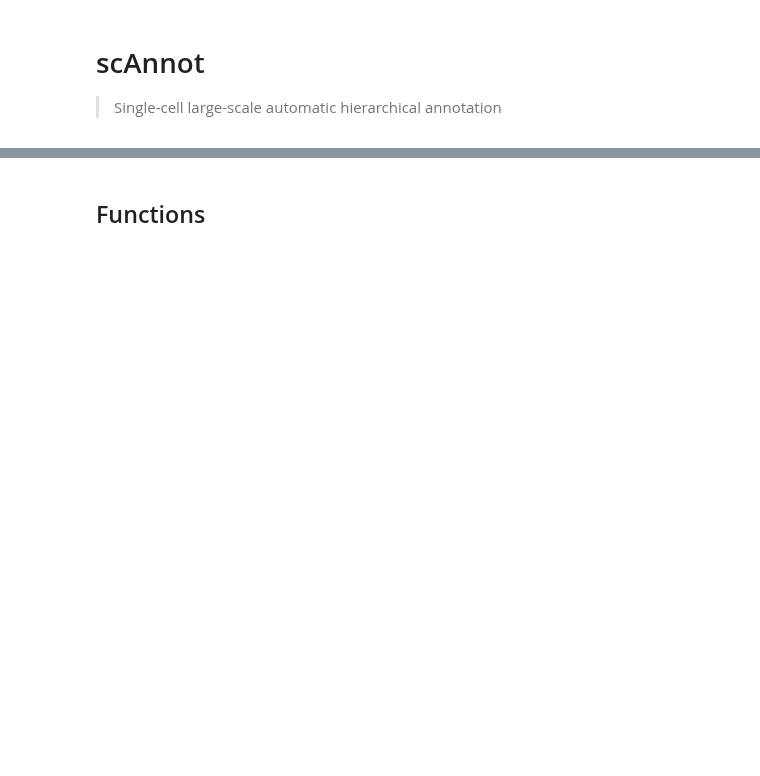
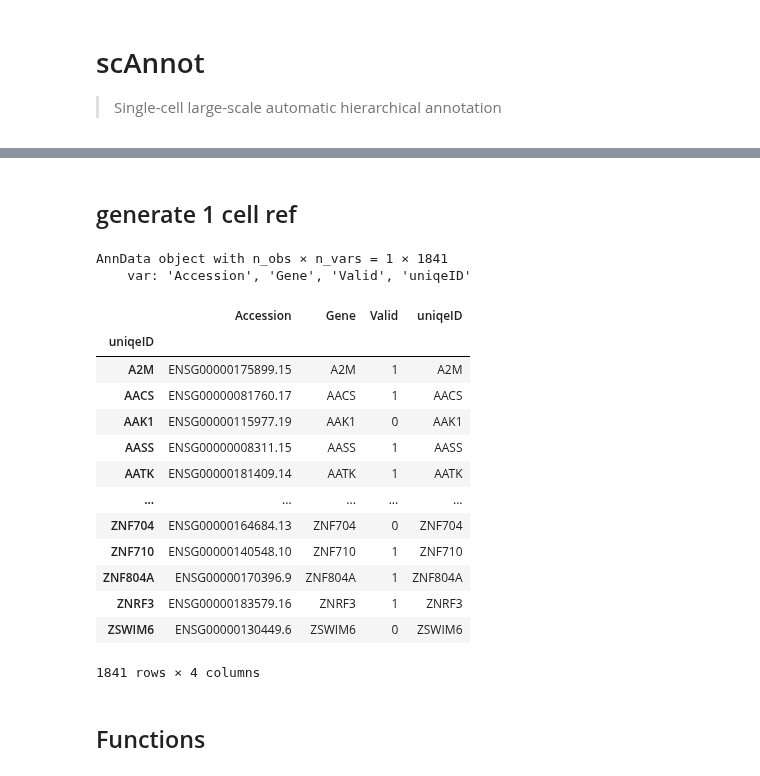
Before and after one commit to rnacentre/scAnnot, a Jupyter notebook: nbs/00_core.ipynb, the cells around one changed output, grey strips where cells are left out. Drawn from its saved outputs; the diff is of its cells as text; code cells hidden in the pictures; blank space fills up the shorter version.

```diff
--- a/nbs/00_core.ipynb
+++ b/nbs/00_core.ipynb
@@ -20,0 +20,2 @@ Global seed set to 0
+# %% [markdown]
+## generate 1 cell ref
@@ -20,0 +29,22 @@ Global seed set to 0
+# %%
+ref
+# %% [output]
+AnnData object with n_obs × n_vars = 1 × 1841
+    var: 'Accession', 'Gene', 'Valid', 'uniqeID'
+# %%
+ref.var
+# %% [output]
+|  | Accession | Gene | Valid | uniqeID |
+| uniqeID |  |  |  |  |
+| A2M | ENSG00000175899.15 | A2M | 1 | A2M |
+| AACS | ENSG00000081760.17 | AACS | 1 | AACS |
+| AAK1 | ENSG00000115977.19 | AAK1 | 0 | AAK1 |
+| AASS | ENSG00000008311.15 | AASS | 1 | AASS |
+| AATK | ENSG00000181409.14 | AATK | 1 | AATK |
+| ... | ... | ... | ... | ... |
+| ZNF704 | ENSG00000164684.13 | ZNF704 | 0 | ZNF704 |
+| ZNF710 | ENSG00000140548.10 | ZNF710 | 1 | ZNF710 |
+| ZNF804A | ENSG00000170396.9 | ZNF804A | 1 | ZNF804A |
+| ZNRF3 | ENSG00000183579.16 | ZNRF3 | 1 | ZNRF3 |
+| ZSWIM6 | ENSG00000130449.6 | ZSWIM6 | 0 | ZSWIM6 |
+1841 rows × 4 columns
```
Also changed, not shown: parts of 9 cells of this notebook, 2 other files.
